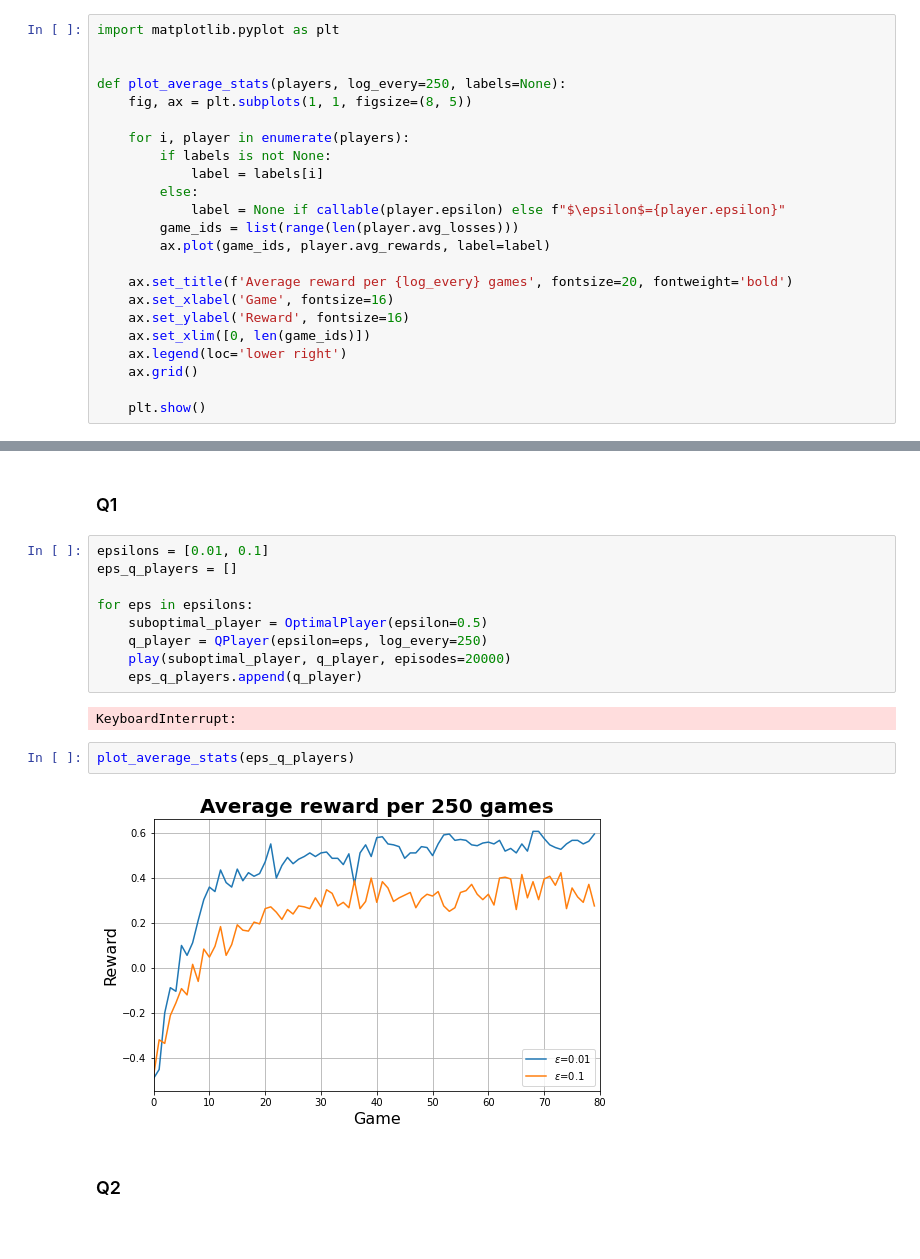
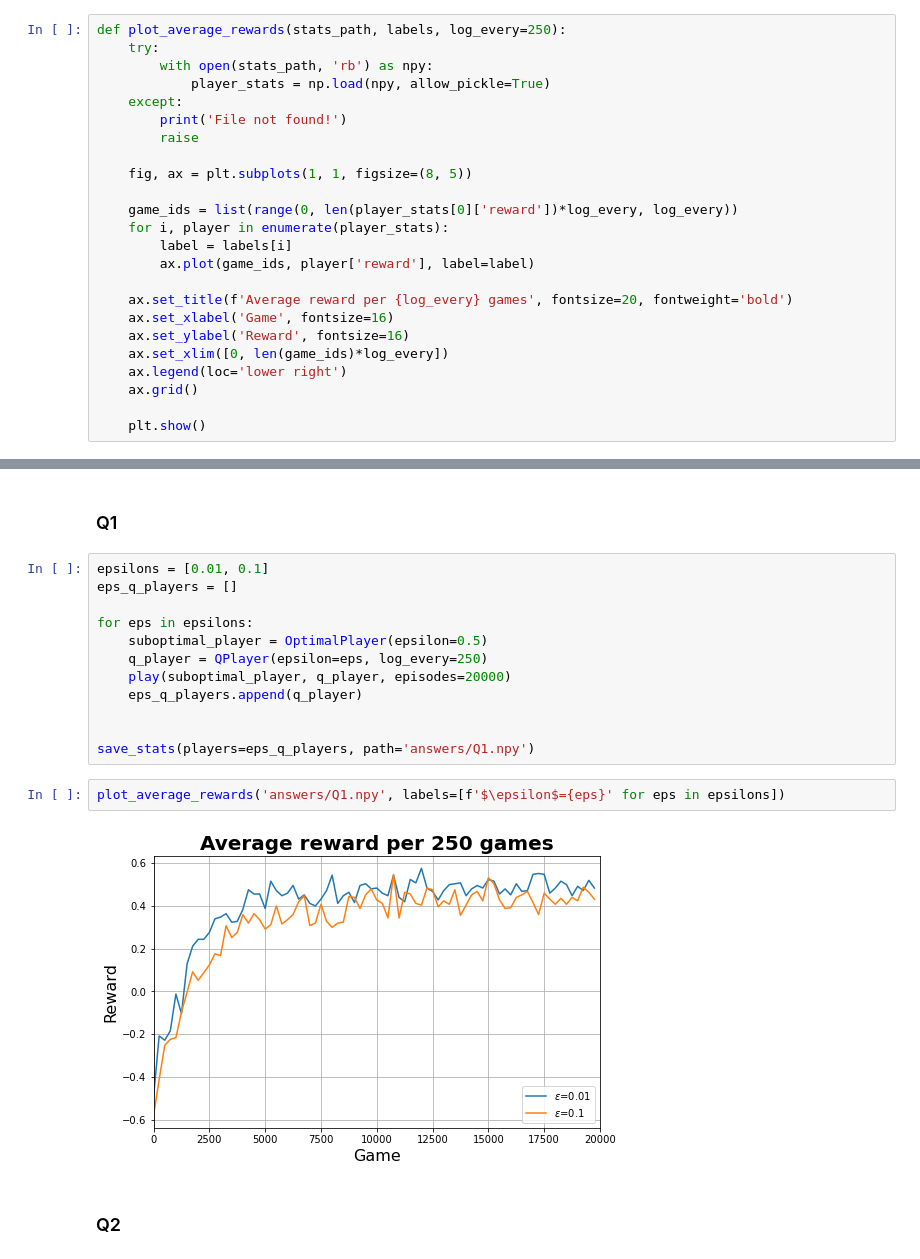
Before and after one commit to mismayil/ann-miniproject, a Jupyter notebook: QLearner.ipynb, the cells around one changed output, grey strips where cells are left out. Cells and saved outputs as stored; diff of their text form; blank space fills up the shorter version.

```diff
--- a/QLearner.ipynb
+++ b/QLearner.ipynb
@@ -17,22 +37,23 @@ random.seed(0)
 # %%
-import matplotlib.pyplot as plt
+def plot_average_rewards(stats_path, labels, log_every=250):
+    try:
+        with open(stats_path, 'rb') as npy:
+            player_stats = np.load(npy, allow_pickle=True)
+    except:
+        print('File not found!')
+        raise
 
-
-def plot_average_stats(players, log_every=250, labels=None):
     fig, ax = plt.subplots(1, 1, figsize=(8, 5))
 
-    for i, player in enumerate(players):
-        if labels is not None:
-            label = labels[i]
-        else:
-            label = None if callable(player.epsilon) else f"$\epsilon$={player.epsilon}"
-        game_ids = list(range(len(player.avg_losses)))
-        ax.plot(game_ids, player.avg_rewards, label=label)
+    game_ids = list(range(0, len(player_stats[0]['reward'])*log_every, log_every))
+    for i, player in enumerate(player_stats):
+        label = labels[i]
+        ax.plot(game_ids, player['reward'], label=label)
 
     ax.set_title(f'Average reward per {log_every} games', fontsize=20, fontweight='bold')
     ax.set_xlabel('Game', fontsize=16)
     ax.set_ylabel('Reward', fontsize=16)
-    ax.set_xlim([0, len(game_ids)])
+    ax.set_xlim([0, len(game_ids)*log_every])
     ax.legend(loc='lower right')
     ax.grid()
 
@@ -48,12 +102,13 @@ for eps in epsilons:
     q_player = QPlayer(epsilon=eps, log_every=250)
     play(suboptimal_player, q_player, episodes=20000)
     eps_q_players.append(q_player)
+
+
+save_stats(players=eps_q_players, path='answers/Q1.npy')
-# %% [output]
-KeyboardInterrupt:
 # %%
-plot_average_stats(eps_q_players)
+plot_average_rewards('answers/Q1.npy', labels=[f'$\epsilon$={eps}' for eps in epsilons])
 # %% [output]
-[figure, old version]
+[figure, new version]
 # %% [markdown]
 ### Q2
 # %%
```
Also changed, not shown: parts of 18 cells of this notebook, 6 other files.
